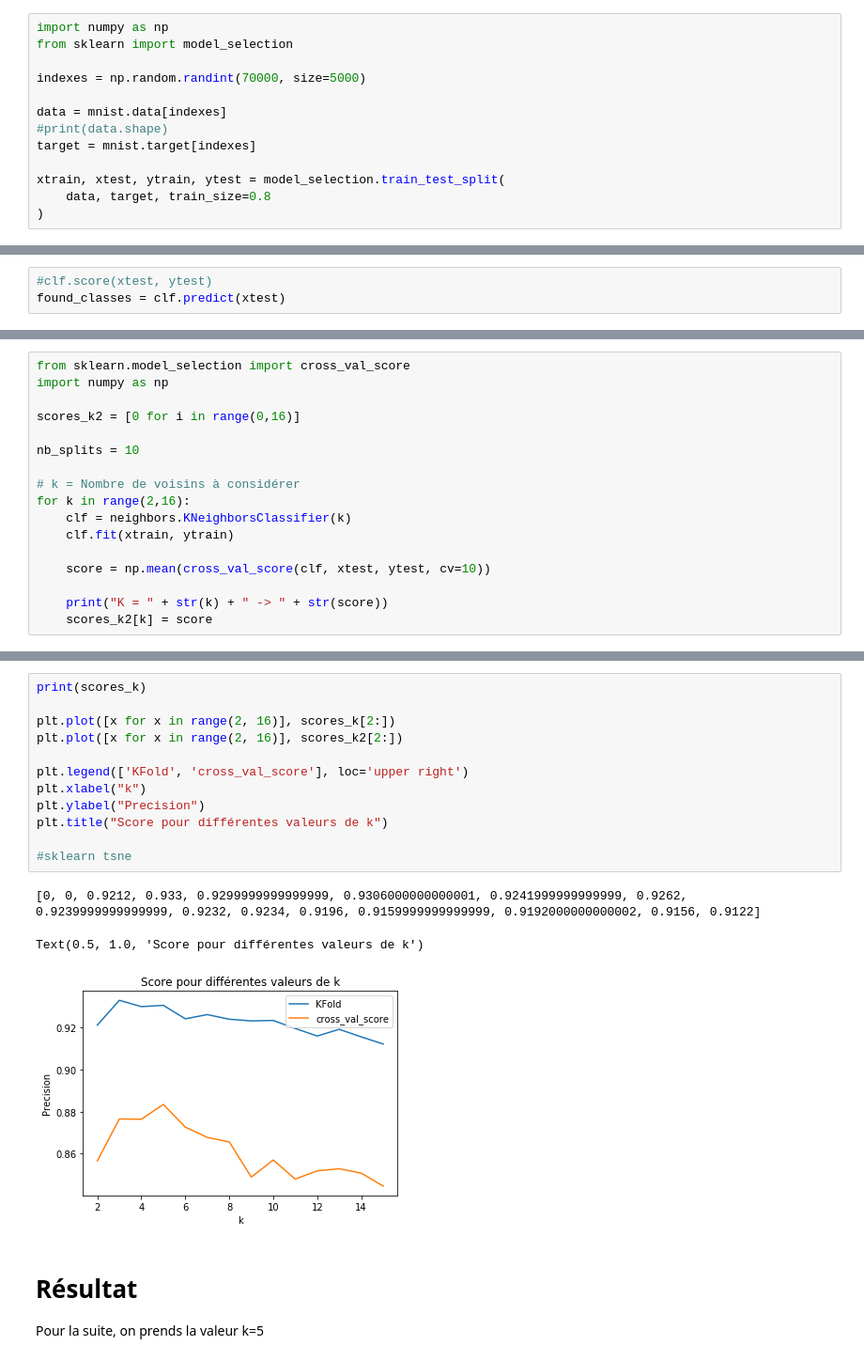
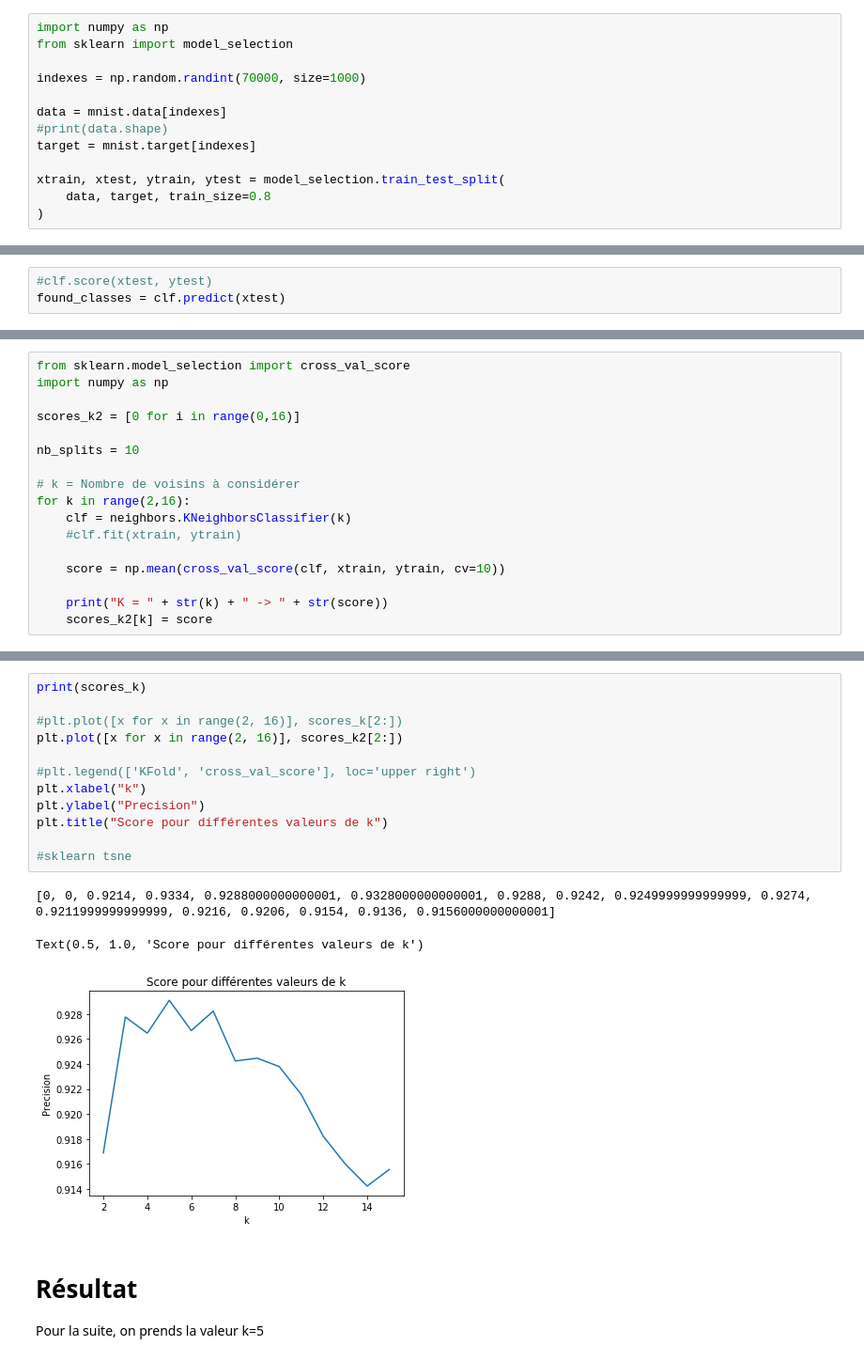
Before and after one commit to pierremrg/apprentissage, a Jupyter notebook: TP1_prog2.ipynb, the cells around one changed output, grey strips where cells are left out. Shown: that part at 94% size. Saved outputs shown, nothing was run; the diff lists cells and outputs as text.

```diff
--- a/TP1_prog2.ipynb
+++ b/TP1_prog2.ipynb
@@ -6,7 +6,7 @@ mnist = fetch_openml('mnist_784')
 import numpy as np
 from sklearn import model_selection
 
-indexes = np.random.randint(70000, size=5000)
+indexes = np.random.randint(70000, size=1000)
 
 data = mnist.data[indexes]
 #print(data.shape)
@@ -84,9 +124,9 @@ nb_splits = 10
 # k = Nombre de voisins à considérer
 for k in range(2,16):
     clf = neighbors.KNeighborsClassifier(k)
-    clf.fit(xtrain, ytrain)
+    #clf.fit(xtrain, ytrain)
 
-    score = np.mean(cross_val_score(clf, xtest, ytest, cv=10))
+    score = np.mean(cross_val_score(clf, xtrain, ytrain, cv=10))
 
     print("K = " + str(k) + " -> " + str(score))
     scores_k2[k] = score
@@ -108,19 +148,19 @@ K = 15 -> 0.8445966015698154
 # %%
 print(scores_k)
 
-plt.plot([x for x in range(2, 16)], scores_k[2:])
+#plt.plot([x for x in range(2, 16)], scores_k[2:])
 plt.plot([x for x in range(2, 16)], scores_k2[2:])
 
-plt.legend(['KFold', 'cross_val_score'], loc='upper right')
+#plt.legend(['KFold', 'cross_val_score'], loc='upper right')
 plt.xlabel("k")
 plt.ylabel("Precision")
 plt.title("Score pour différentes valeurs de k")
 
 #sklearn tsne
 # %% [output]
-[0, 0, 0.9212, 0.933, 0.9299999999999999, 0.9306000000000001, 0.9241999999999999, 0.9262, 0.9239999999999999, 0.9232, 0.9234, 0.9196, 0.9159999999999999, 0.9192000000000002, 0.9156, 0.9122]
+[0, 0, 0.9214, 0.9334, 0.9288000000000001, 0.9328000000000001, 0.9288, 0.9242, 0.9249999999999999, 0.9274, 0.9211999999999999, 0.9216, 0.9206, 0.9154, 0.9136, 0.9156000000000001]
 Text(0.5, 1.0, 'Score pour différentes valeurs de k')
-[figure, old version]
+[figure, new version]
 # %% [markdown]
 # Résultat
 
```
Also changed, not shown: parts of 11 cells of this notebook.
